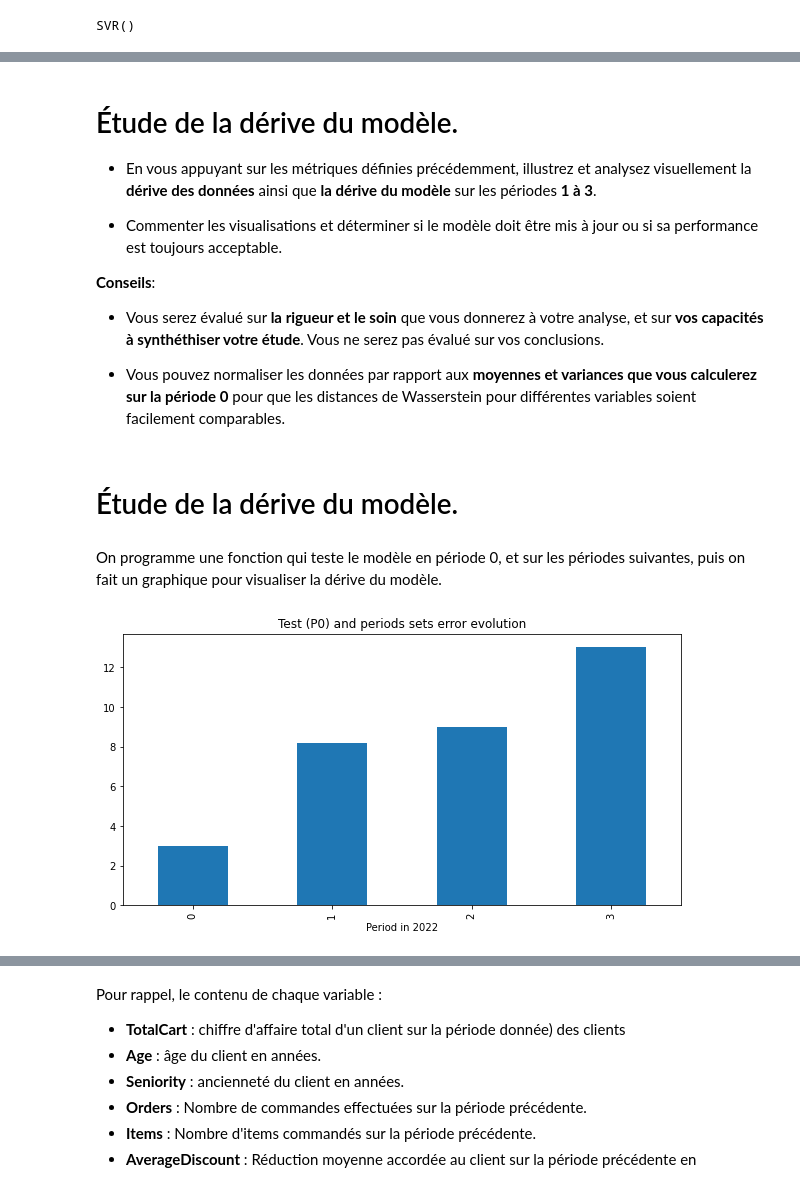
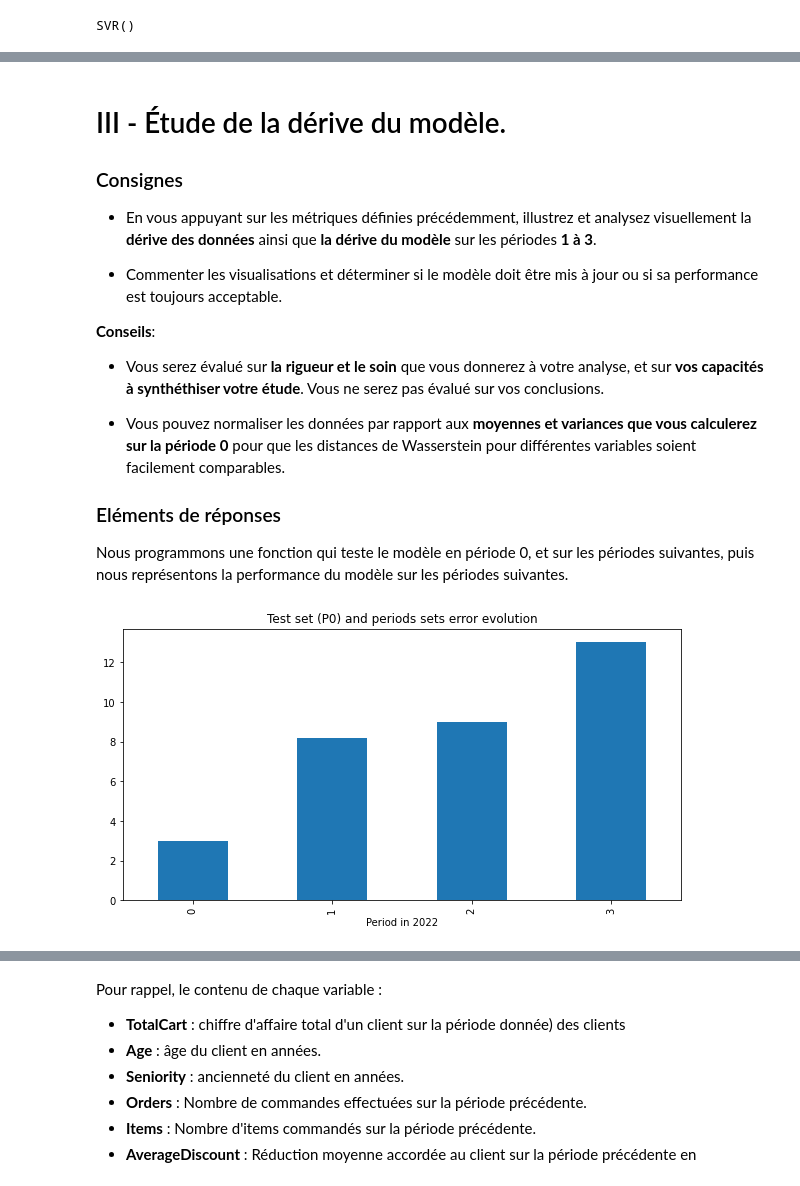
Before and after one commit to fereol023/Test_Technique_DA, a Jupyter notebook: TestTechniqueDerive_Sujet.ipynb, the cells around one changed output, grey strips where cells are left out. Drawn from its saved outputs; the diff is of its cells as text; code cells hidden in the pictures.

```diff
--- a/TestTechniqueDerive_Sujet.ipynb
+++ b/TestTechniqueDerive_Sujet.ipynb
@@ -379,5 +399,7 @@ Le modèle **Random Forest** apprend mieux sur les données, il fait en moyenne
 # %% [markdown]
-# Étude de la dérive du modèle.
+# III - Étude de la dérive du modèle.
+
+### Consignes
 
 * En vous appuyant sur les métriques définies précédemment, illustrez et analysez visuellement la **dérive des données** ainsi que **la dérive du modèle** sur les périodes **1 à 3**.
 
@@ -389,7 +411,6 @@ Le modèle **Random Forest** apprend mieux sur les données, il fait en moyenne
 
 
 * Vous pouvez normaliser les données par rapport aux **moyennes et variances que vous calculerez sur la période 0** pour que les distances de Wasserstein pour différentes variables soient facilement comparables.
+
+### Eléments de réponses
+Nous programmons une fonction qui teste le modèle en période 0, et sur les périodes suivantes, puis nous représentons la performance du modèle sur les périodes suivantes.
-# %% [markdown]
-# Étude de la dérive du modèle.
-# %% [markdown]
-On programme une fonction qui teste le modèle en période 0, et sur les périodes suivantes, puis on fait un graphique pour visualiser la dérive du modèle.
@@ -425,6 +446,6 @@ def evaluate_model_toutes_periodes(model, t=3, rep = False):
 # %%
 # constat de la derive du modèle
 perfs = evaluate_model_toutes_periodes(rf, rep=True)
-R = pd.Series(perfs).plot(kind='bar', title='Test (P0) and periods sets error evolution', xlabel='Period in 2022', figsize=(10,5))
+R = pd.Series(perfs).plot(kind='bar', title='Test set (P0) and periods sets error evolution', xlabel='Period in 2022', figsize=(10,5))
 # %% [output]
-[figure, old version]
+[figure, new version]
```
Also changed, not shown: parts of 54 cells of this notebook.
